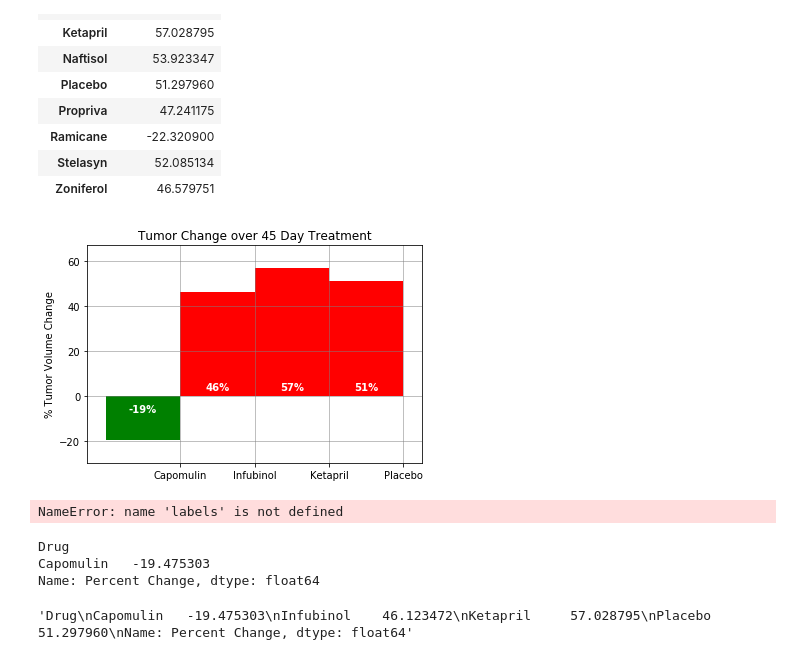
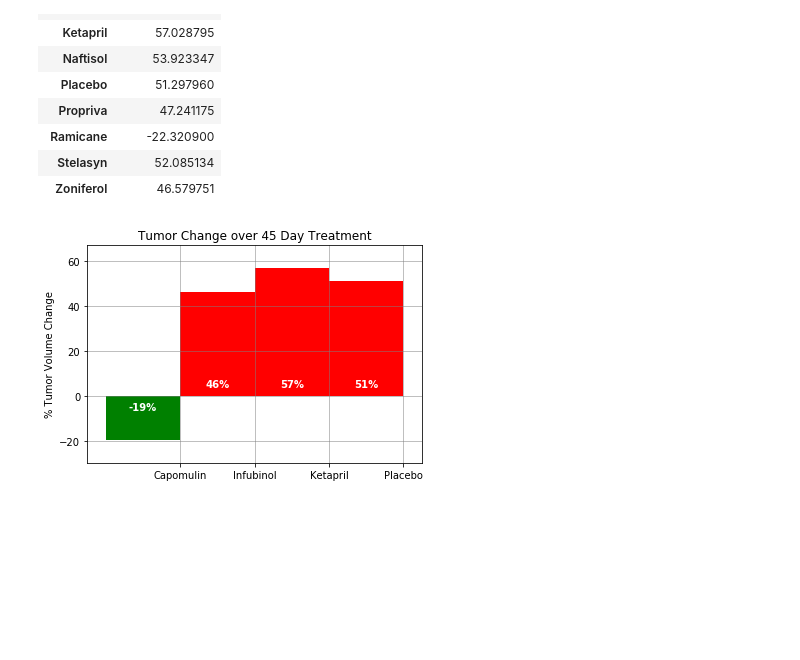
Before and after one commit to lwensley/Module-05, a Jupyter notebook: Pymaceuticals Inc Data Analysis.ipynb, the cells around one changed output. Saved outputs shown, nothing was run; the diff lists cells and outputs as text; code cells hidden in the pictures; blank space fills up the shorter version.

```diff
--- a/Pymaceuticals Inc Data Analysis.ipynb
+++ b/Pymaceuticals Inc Data Analysis.ipynb
@@ -363,46 +363,32 @@ drugs_fail = Relevant_Percent_Change.loc[Relevant_Percent_Change['Percent Change
 pass_results = plt.bar(list(drugs_pass.index.values), drugs_pass["Percent Change"], color='g', align="edge", width=1, label = drugs_pass["Percent Change"])
 fail_results = plt.bar(list(drugs_fail.index.values), drugs_fail["Percent Change"], color='r', align="edge", width=1, label = drugs_fail["Percent Change"])
 
 # Format bar graph
 plt.title("Tumor Change over 45 Day Treatment")
 plt.ylabel("% Tumor Volume Change")
 plt.grid(color='grey', linestyle='-', linewidth=.5,)
 plt.ylim(round(min(drugs_pass["Percent Change"]),10)-10,
          round(max(drugs_fail["Percent Change"]),10)+10)
 plt.xlim(-.25, len(drugs)+.25)
 plt.xticks([1,2,3,4], drugs)
 
 # Use functions to label the percentages of changes
 def label(bars):
 
     for bar in bars:
         height = bar.get_height()
-        plt.text(bar.get_x() + bar.get_width()/2.,abs(height)/height*5-3,
+        plt.text(bar.get_x() + bar.get_width()/2.,abs(height)/height*5-2,
                 f"{int(height)}%",
                 ha='center', va='bottom', color='white', fontweight='bold')
 
 # Call functions to implement the function calls
 label(pass_results)
 label(fail_results)
 
 #Save the Figure
 plt.savefig(".Tumor_Change_over_45_Day_Treatment.png")
 
 # Show the Figure
 plt.show()
 # %% [output]
-[figure, old version]
+[figure, new version]
-# %%
-labels
-# %% [output]
-NameError: name 'labels' is not defined
-# %%
-drugs_pass[["Percent Change"][0]]
-# %% [output]
-Drug
-Capomulin   -19.475303
-Name: Percent Change, dtype: float64
-# %%
-str(Relevant_Percent_Change["Percent Change"])
-# %% [output]
-'Drug\nCapomulin   -19.475303\nInfubinol    46.123472\nKetapril     57.028795\nPlacebo      51.297960\nName: Percent Change, dtype: float64'
```
Also changed, not shown: 1 other file.
